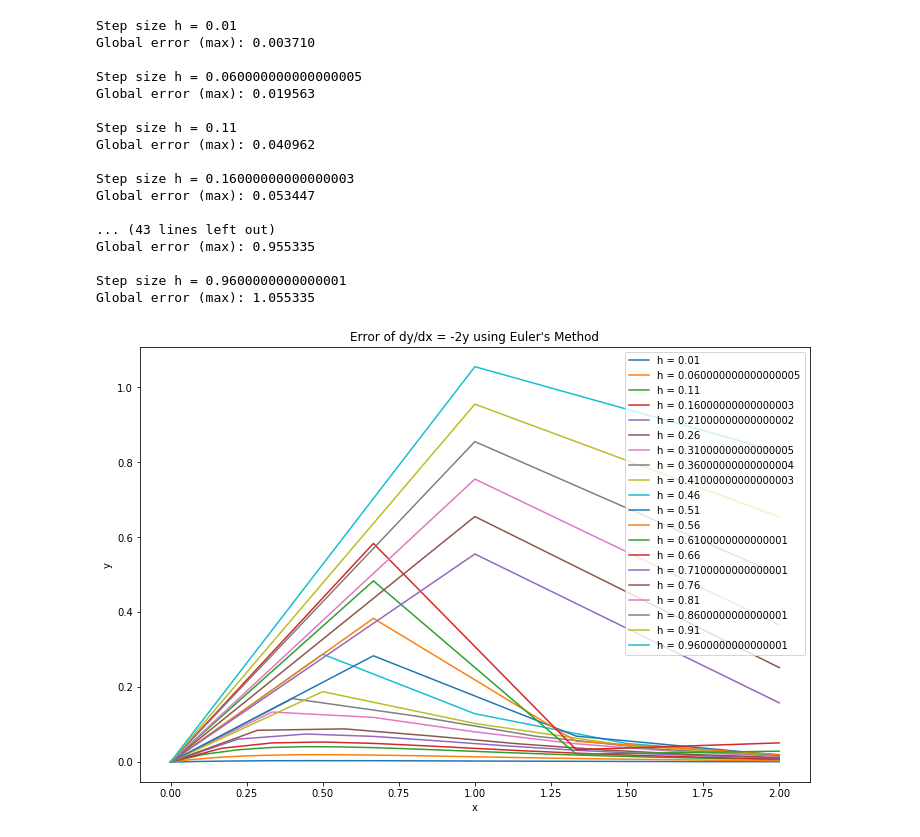
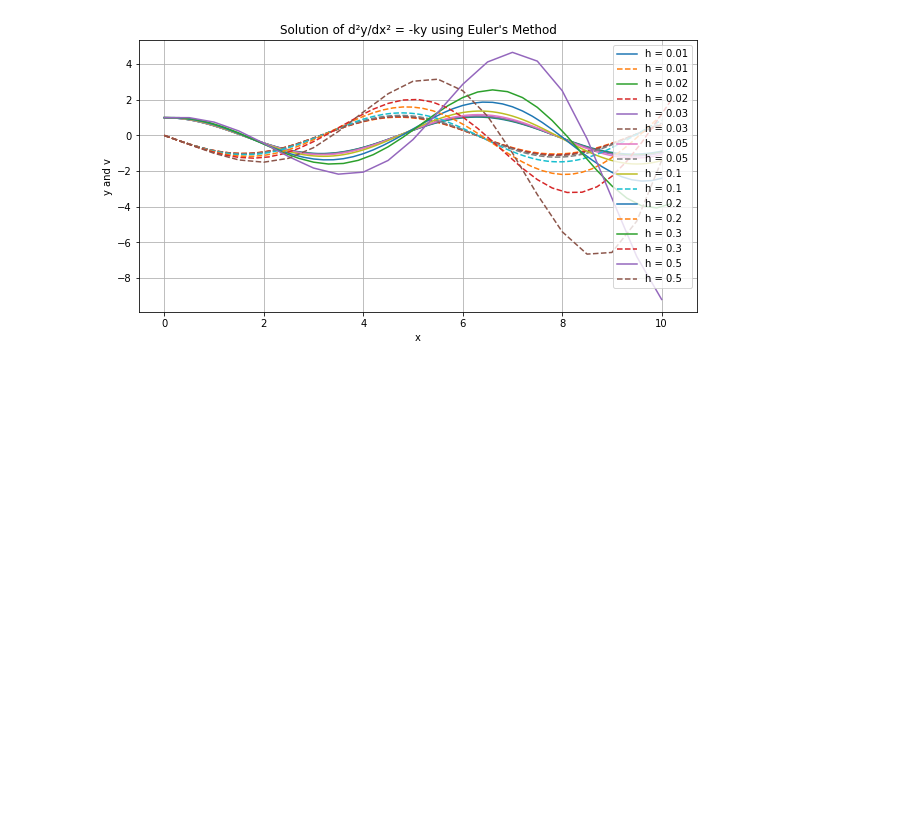
Before and after one commit to rithikabakshi/coe311k, a Jupyter notebook: classwork/rb49258-CH16.ipynb, the cells around one changed output. Cells and saved outputs as stored; diff of their text form; code cells hidden in the pictures; blank space fills up the shorter version.

```diff
--- a/classwork/rb49258-CH16.ipynb
+++ b/classwork/rb49258-CH16.ipynb
@@ -40,41 +42,19 @@ def compute_errors(x_vals, y_approx):
 # %%
-plt.figure(figsize=(12, 8))
-xref, yref = euler(0.01)
-for i in np.arange(0.01, 1, 0.05):
-    x_values, y_values = euler(i)
+# Plot the results
+plt.figure(figsize=(10, 5))
+stepsizes = [.01, .02, .03, .05, .1, .2, .3, .5]
+for i in stepsizes:
+    x_values, y_values, v_values = eulers(1.0, i, 10)
+    plt.plot(x_values, y_values, label=f"h = {i}")
+    plt.plot(x_values, v_values, label=f"h = {i}", linestyle='--')
 
-    local_err, global_err = compute_errors(x_values, y_values)
-
-    print(f"\nStep size h = {i}")
-    print(f"Global error (max): {global_err:.6f}")
-
-    plt.plot(x_values, local_err, label=f"h = {i}")
 
 plt.xlabel('x')
-
-plt.ylabel('y')
-
-plt.title("Error of dy/dx = -2y using Euler's Method")
-
+plt.ylabel('y and v')
+plt.title('Solution of d²y/dx² = -ky using Euler\'s Method')
 plt.legend()
+plt.grid(True)
 
 plt.show()
 # %% [output]
-Step size h = 0.01
-Global error (max): 0.003710
-
-Step size h = 0.060000000000000005
-Global error (max): 0.019563
-
-Step size h = 0.11
-Global error (max): 0.040962
-
-Step size h = 0.16000000000000003
-Global error (max): 0.053447
-
-... (43 lines left out)
-Global error (max): 0.955335
-
-Step size h = 0.9600000000000001
-Global error (max): 1.055335
-[figure, old version]
+[figure, new version]
```
Also changed, not shown: parts of 8 cells of this notebook, 7 other files.
